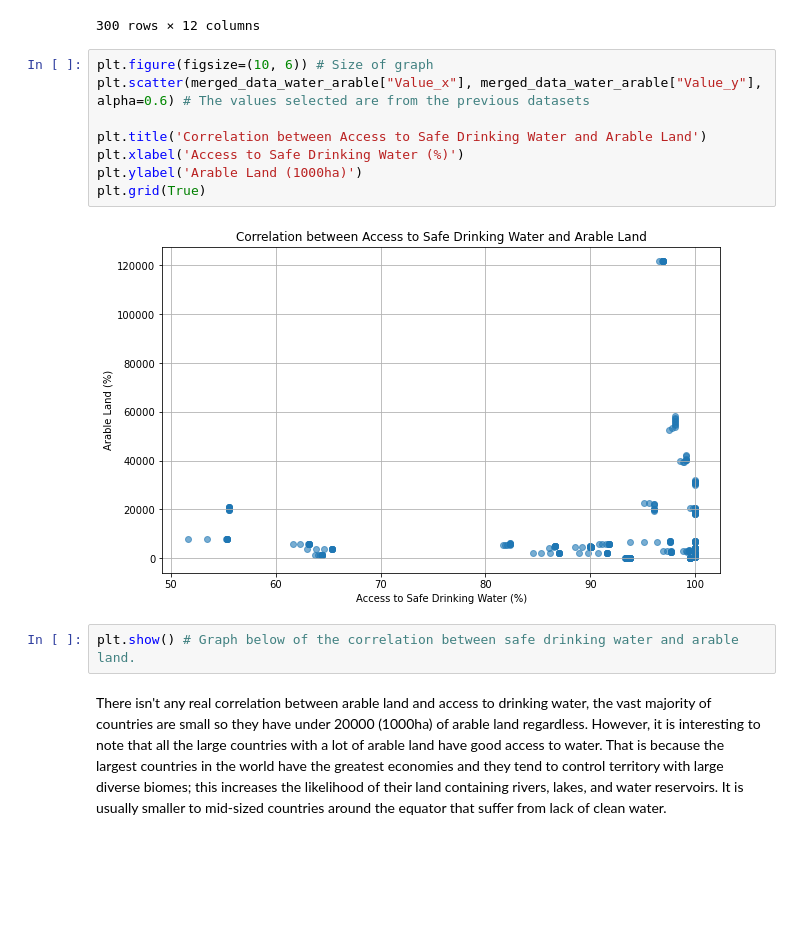
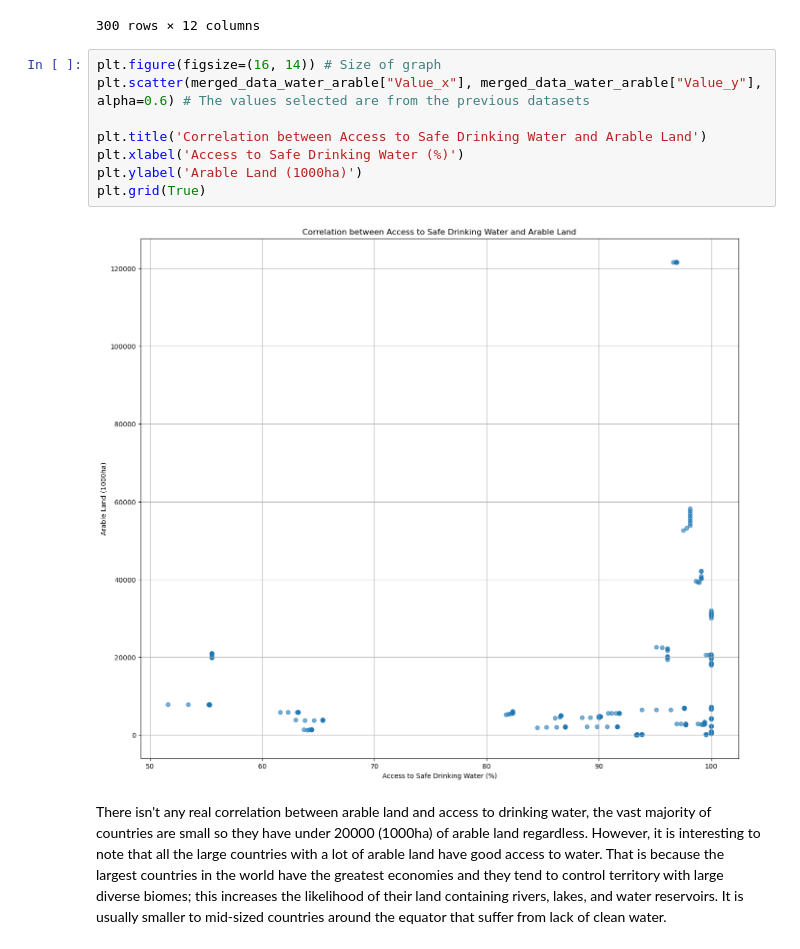
Before and after one commit to Programmer-ms742001/DataAnalysisProject, a Jupyter notebook: Data Analysis Main.ipynb, the cells around one changed output. Drawn from its saved outputs; the diff is of its cells as text; blank space fills up the shorter version.

```diff
--- a/Data Analysis Main.ipynb
+++ b/Data Analysis Main.ipynb
@@ -335,17 +338,15 @@ merged_data_water_arable
 | 299 | Environment and health | Access to improved drinking water... | Total population with access to s... | Zambia | 2021 | 65.4 | % | Geography and population | ... |
 300 rows × 12 columns
 # %%
-plt.figure(figsize=(10, 6)) # Size of graph
+plt.figure(figsize=(16, 14)) # Size of graph
 plt.scatter(merged_data_water_arable["Value_x"], merged_data_water_arable["Value_y"], alpha=0.6) # The values selected are from the previous datasets
 
 plt.title('Correlation between Access to Safe Drinking Water and Arable Land')
 plt.xlabel('Access to Safe Drinking Water (%)')
 plt.ylabel('Arable Land (1000ha)')
 plt.grid(True)
 # %% [output]
-[figure, old version]
+[figure, new version]
-# %%
-plt.show() # Graph below of the correlation between safe drinking water and arable land.
 # %% [markdown]
 There isn't any real correlation between arable land and access to drinking water, the vast majority of countries are small so they have under 20000 (1000ha) of arable land regardless. However, it is interesting to note that all the large countries with a lot of arable land have good access to water. That is because the largest countries in the world have the greatest economies and they tend to control territory with large diverse biomes; this increases the likelihood of their land containing rivers, lakes, and water reservoirs. It is usually smaller to mid-sized countries around the equator that suffer from lack of clean water.
 # %% [markdown]
```
Also changed, not shown: parts of 39 cells of this notebook.
